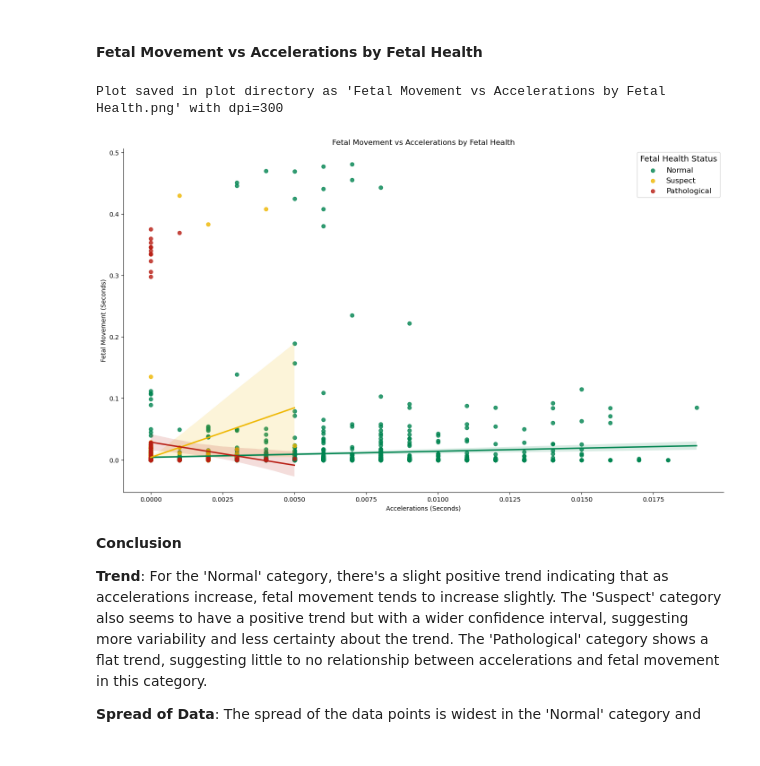
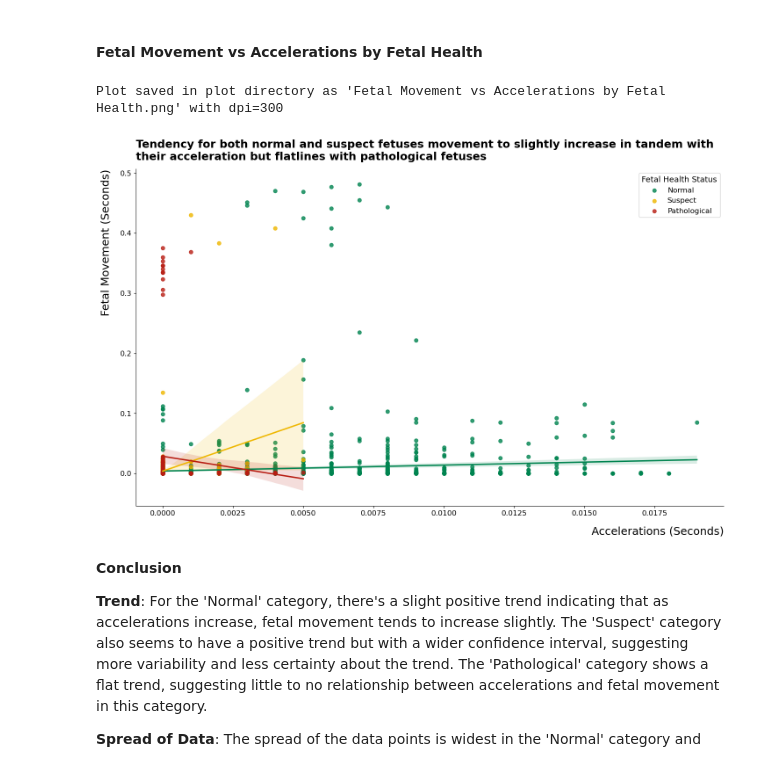
Before and after one commit to KenImade/fetal_classifier, a Jupyter notebook: fetal_health_classifier.ipynb, the cells around one changed output. Drawn from its saved outputs; the diff is of its cells as text; code cells hidden in the pictures.

```diff
--- a/fetal_health_classifier.ipynb
+++ b/fetal_health_classifier.ipynb
@@ -258,28 +265,31 @@ Plot saved in plot directory as 'Correlation Matrix.png' with dpi=300
 # %%
 plot = sns.lmplot(data=df, x='accelerations', y='fetal_movement', hue='fetal_health', palette=colors, legend=None)
 
 # Extract the handles and labels
 handles, labels = plot.ax.get_legend_handles_labels()
 
 # Define new labels
 new_labels = ['Normal', 'Suspect', 'Pathological']
 
 # Set the new labels
 plot.ax.legend(handles=handles, labels=new_labels, title='Fetal Health Status', title_fontsize='13', fontsize='12')
 
 # Adding titles and labels
-plt.title('Fetal Movement vs Accelerations by Fetal Health')
-plt.xlabel('Accelerations (Seconds)')
-plt.ylabel('Fetal Movement (Seconds)')
+plt.title('Tendency for both normal and suspect fetuses movement to slightly increase in tandem with \ntheir acceleration but flatlines with pathological fetuses',
+          loc='left', fontsize=18, fontweight=600, pad=15)
+plt.xlabel('Accelerations (Seconds)', loc='right', fontsize=18, fontweight=500, labelpad=15)
+plt.ylabel('Fetal Movement (Seconds)', loc='top', fontsize=18, fontweight=500, labelpad=15)
+
+plt.tick_params(axis='both', which='major', labelsize=12)
 
 # Saving plot
 save_plot('Fetal Movement vs Accelerations by Fetal Health.png')
 
 # Display the plot
 plt.show()
 # %% [output]
 Plot saved in plot directory as 'Fetal Movement vs Accelerations by Fetal Health.png' with dpi=300
-[figure, old version]
+[figure, new version]
 # %% [markdown]
 **Conclusion**
 
```
Also changed, not shown: parts of 9 cells of this notebook, 9 other files.
